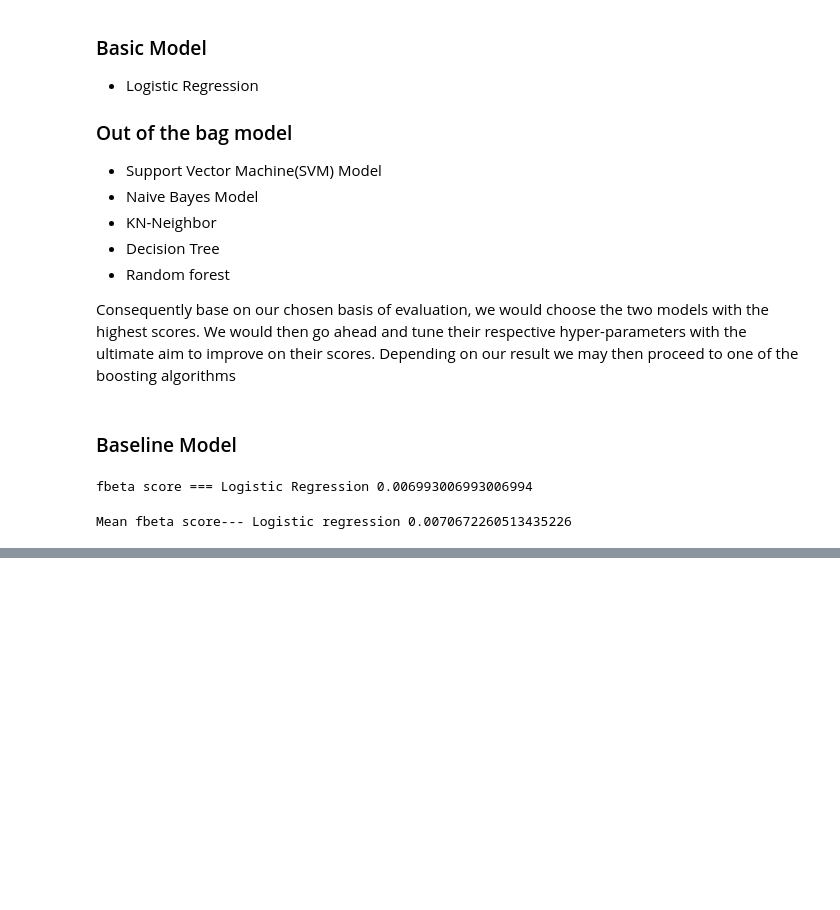
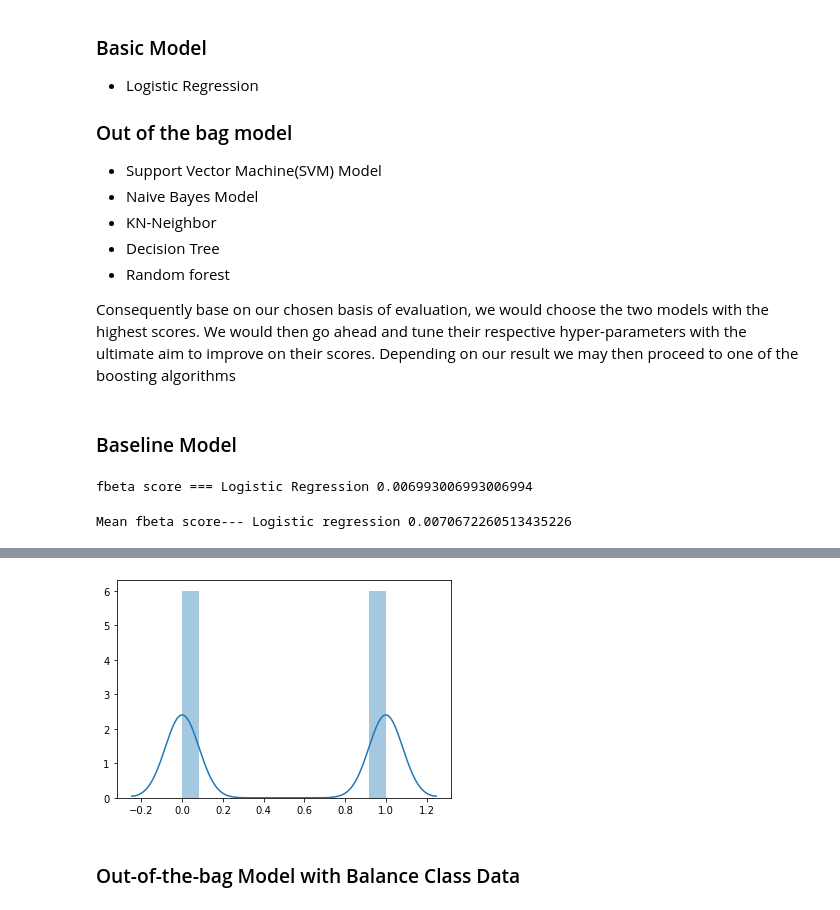
Before and after one commit to ajakaiye33/Data_Science_Proj, a Jupyter notebook: data_science_cap/Project_2.ipynb, the cells around one changed output, grey strips where cells are left out. Saved outputs shown, nothing was run; the diff lists cells and outputs as text; code cells hidden in the pictures; blank space fills up the shorter version.

```diff
--- a/data_science_cap/Project_2.ipynb
+++ b/data_science_cap/Project_2.ipynb
@@ -373,0 +445,10 @@ we would build the five models with the two version of our data
+# %%
+# resample PCA portion of data
+X_resample_pca, y_resample = method.fit_sample(X_pca, Y)
+# %%
+#balance class
+sns.distplot(y_resample);
+# %% [output]
+[figure, added]
+# %% [markdown]
+### Out-of-the-bag Model with Balance Class Data
```
Also changed, not shown: parts of 11 cells of this notebook.
